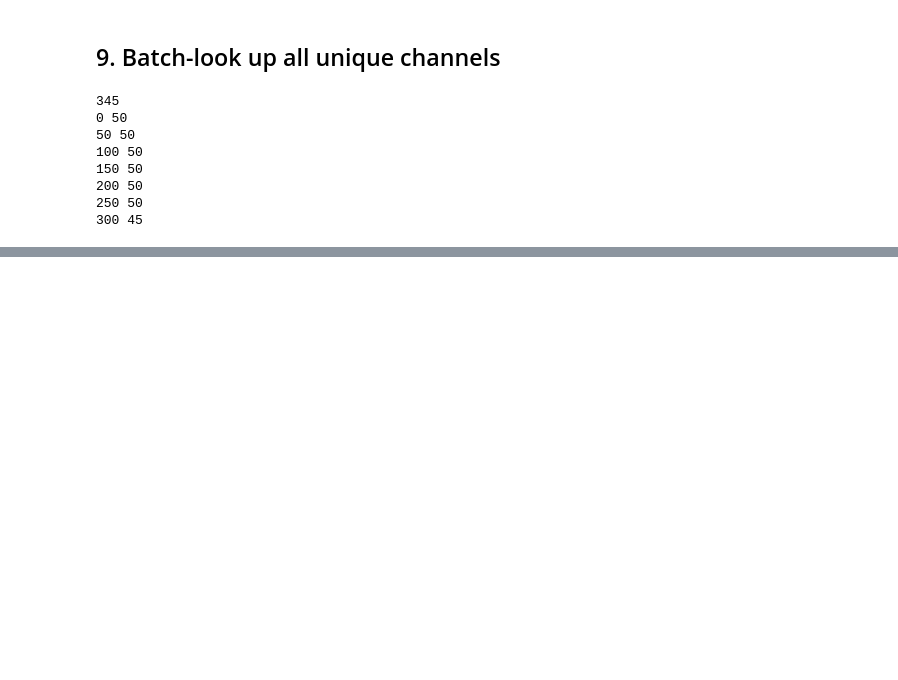
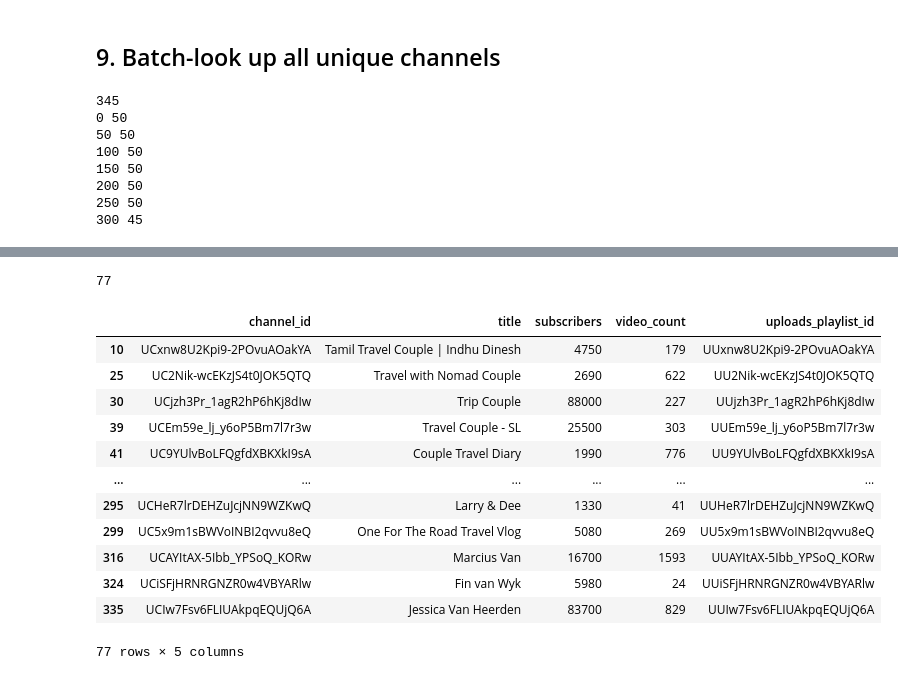
Before and after one commit to Rpvermaak/youtube-title-predictor, a Jupyter notebook: explore_api.ipynb, the cells around one changed output, grey strips where cells are left out. Drawn from its saved outputs; the diff is of its cells as text; code cells hidden in the pictures; blank space fills up the shorter version.

Commit message:
Save final channel list (step 1 complete)

```diff
--- a/explore_api.ipynb
+++ b/explore_api.ipynb
@@ -420,0 +469,23 @@ for start in range(0, len(ids), 50):
+# %%
+channels_in_range = channels_df[
+    (channels_df["subscribers"] >= 1000) &
+    (channels_df["subscribers"] <= 100000) &
+    (channels_df["video_count"] >= 20)
+]
+print(len(channels_in_range))
+channels_in_range
+# %% [output]
+77
+|  | channel_id | title | subscribers | video_count | uploads_playlist_id |
+| 10 | UCxnw8U2Kpi9-2POvuAOakYA | Tamil Travel Couple | Indhu Dinesh | 4750 | 179 | UUxnw8U2Kpi9-2POvuAOakYA |
+| 25 | UC2Nik-wcEKzJS4t0JOK5QTQ | Travel with Nomad Couple | 2690 | 622 | UU2Nik-wcEKzJS4t0JOK5QTQ |
+| 30 | UCjzh3Pr_1agR2hP6hKj8dIw | Trip Couple | 88000 | 227 | UUjzh3Pr_1agR2hP6hKj8dIw |
+| 39 | UCEm59e_lj_y6oP5Bm7l7r3w | Travel Couple - SL | 25500 | 303 | UUEm59e_lj_y6oP5Bm7l7r3w |
+| 41 | UC9YUlvBoLFQgfdXBKXkI9sA | Couple Travel Diary | 1990 | 776 | UU9YUlvBoLFQgfdXBKXkI9sA |
+| ... | ... | ... | ... | ... | ... |
+| 295 | UCHeR7lrDEHZuJcjNN9WZKwQ | Larry & Dee | 1330 | 41 | UUHeR7lrDEHZuJcjNN9WZKwQ |
+| 299 | UC5x9m1sBWVoINBI2qvvu8eQ | One For The Road Travel Vlog | 5080 | 269 | UU5x9m1sBWVoINBI2qvvu8eQ |
+| 316 | UCAYItAX-5Ibb_YPSoQ_KORw | Marcius Van | 16700 | 1593 | UUAYItAX-5Ibb_YPSoQ_KORw |
+| 324 | UCiSFjHRNRGNZR0w4VBYARlw | Fin van Wyk | 5980 | 24 | UUiSFjHRNRGNZR0w4VBYARlw |
+| 335 | UCIw7Fsv6FLIUAkpqEQUjQ6A | Jessica Van Heerden | 83700 | 829 | UUIw7Fsv6FLIUAkpqEQUjQ6A |
+77 rows × 5 columns
```
Also changed, not shown: parts of 20 cells of this notebook, 1 other file.
